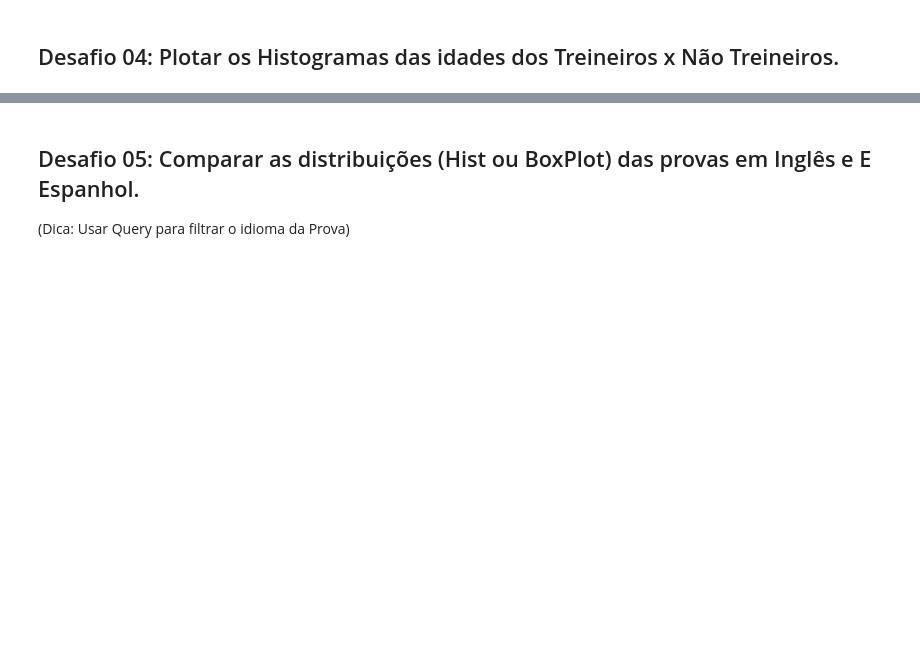
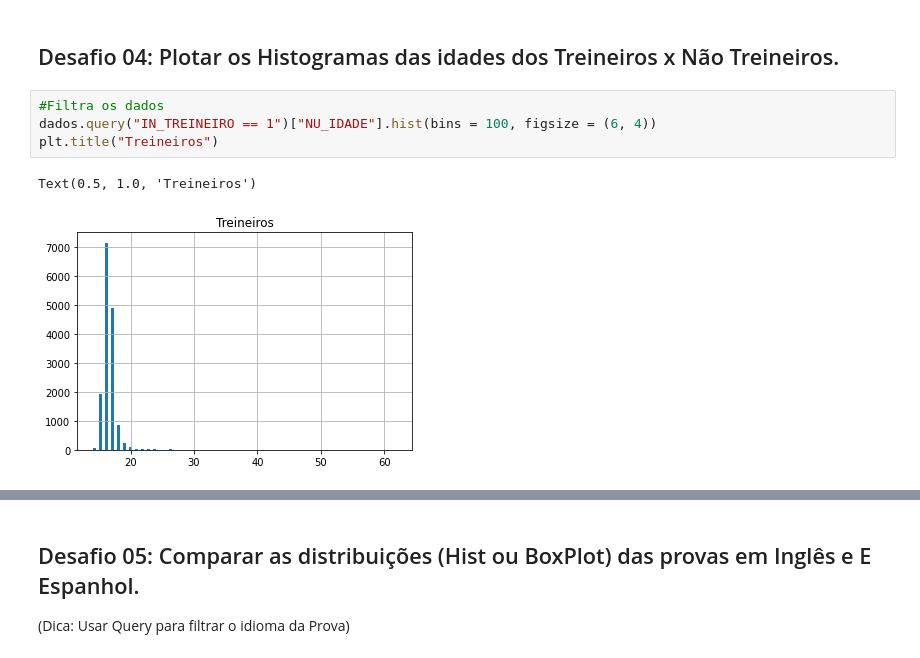
Before and after one commit to tiagorici/Alura_Imersao_Dados, a Jupyter notebook: Aula01.ipynb, the cells around one changed output, grey strips where cells are left out. Saved outputs shown, nothing was run; the diff lists cells and outputs as text; blank space fills up the shorter version.

```diff
--- a/Aula01.ipynb
+++ b/Aula01.ipynb
@@ -323,3 +367,10 @@ array([[<matplotlib.axes._subplots.AxesSubplot object at 0x...>,
 # %% [markdown]
 Desafio 04: Plotar os Histogramas das idades dos Treineiros x Não Treineiros.
 ---
+# %%
+#Filtra os dados
+dados.query("IN_TREINEIRO == 1")["NU_IDADE"].hist(bins = 100, figsize = (6, 4))
+plt.title("Treineiros")
+# %% [output]
+Text(0.5, 1.0, 'Treineiros')
+[figure, added]
```
Also changed, not shown: parts of 12 cells of this notebook.
